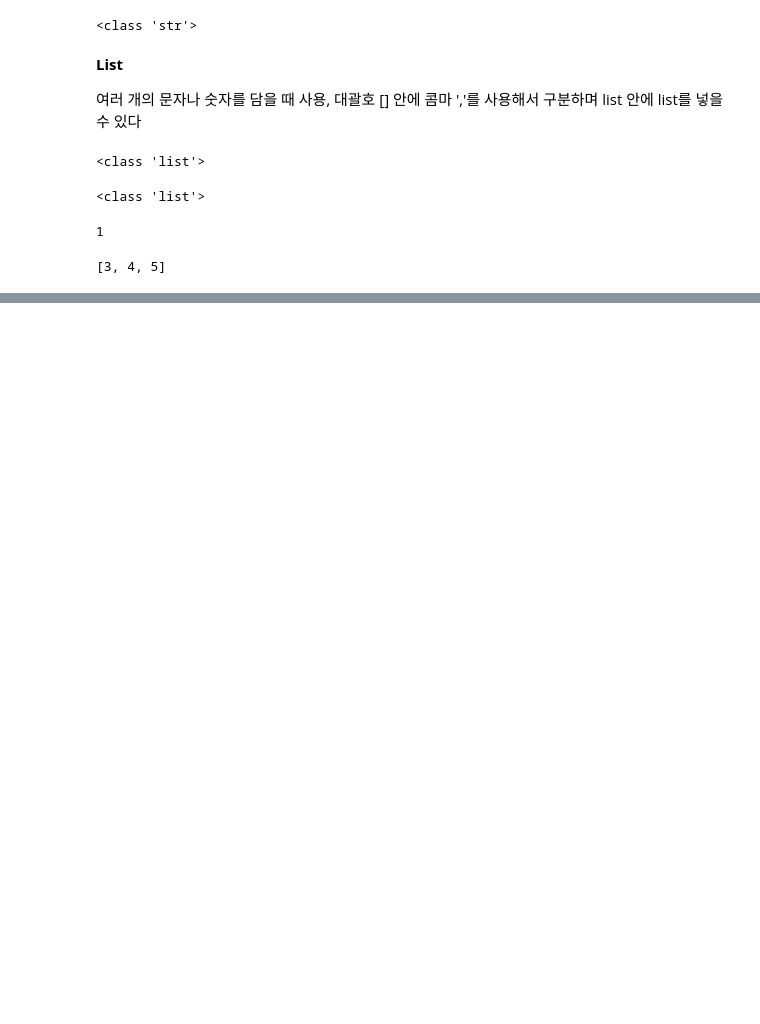
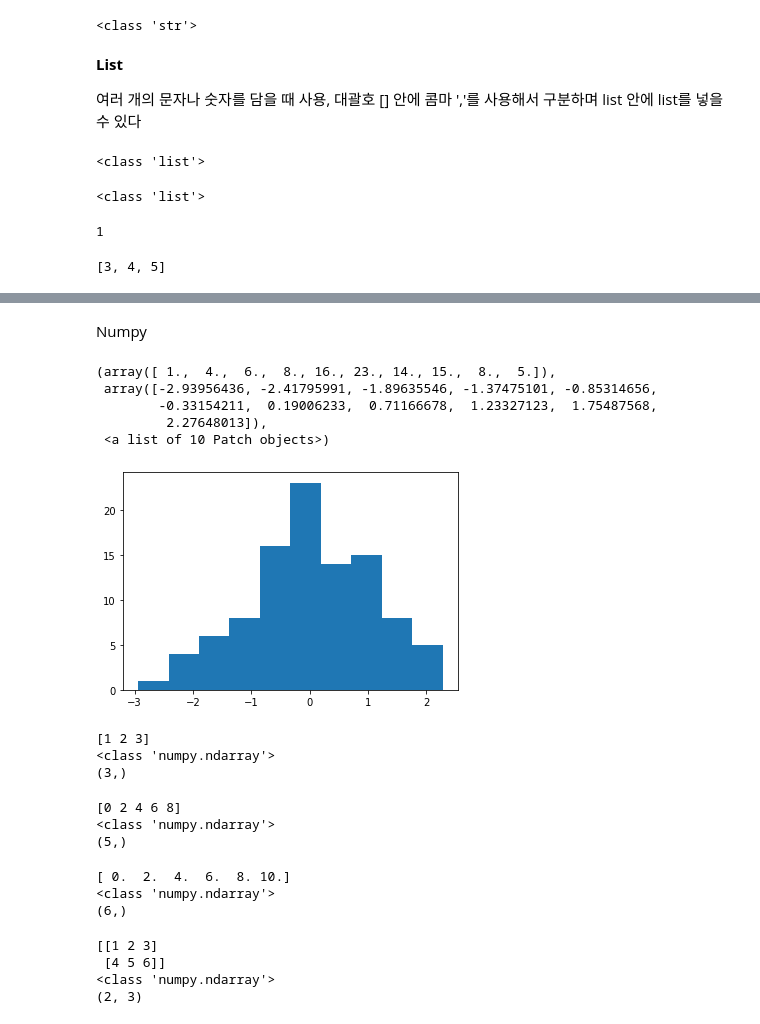
Before and after one commit to chzwldn/class2022Spring, a Jupyter notebook: 20220316.ipynb, the cells around one changed output, grey strips where cells are left out. Drawn from its saved outputs; the diff is of its cells as text; code cells hidden in the pictures; blank space fills up the shorter version.

```diff
--- a/20220316.ipynb
+++ b/20220316.ipynb
@@ -57,0 +271,12 @@ a=[1, 2, 3, 4, 5, 6];a[2:5]
+# %% [markdown]
+Numpy
+# %%
+from matplotlib import pyplot
+pyplot.hist(n)
+# %% [output]
+(array([ 1.,  4.,  6.,  8., 16., 23., 14., 15.,  8.,  5.]),
+ array([-2.93956436, -2.41795991, -1.89635546, -1.37475101, -0.85314656,
+        -0.33154211,  0.19006233,  0.71166678,  1.23327123,  1.75487568,
+         2.27648013]),
+ <a list of 10 Patch objects>)
+[figure, added]
@@ -57,0 +285,37 @@ a=[1, 2, 3, 4, 5, 6];a[2:5]
+# %%
+x = np.array([1, 2, 3])
+print(x)
+print(type(x))
+print(x.shape)
+# %% [output]
+[1 2 3]
+<class 'numpy.ndarray'>
+(3,)
+# %%
+x = np.arange(0,10,2)
+print(x)
+print(type(x))
+print(x.shape)
+# %% [output]
+[0 2 4 6 8]
+<class 'numpy.ndarray'>
+(5,)
+# %%
+x = np.linspace(0,10,6)
+print(x)
+print(type(x))
+print(x.shape)
+# %% [output]
+[ 0.  2.  4.  6.  8. 10.]
+<class 'numpy.ndarray'>
+(6,)
+# %%
+x = np.array([[1,2,3], [4,5,6]])
+print(x)
+print(type(x))
+print(x.shape)
+# %% [output]
+[[1 2 3]
+ [4 5 6]]
+<class 'numpy.ndarray'>
+(2, 3)
```
Also changed, not shown: parts of 44 cells of this notebook.
